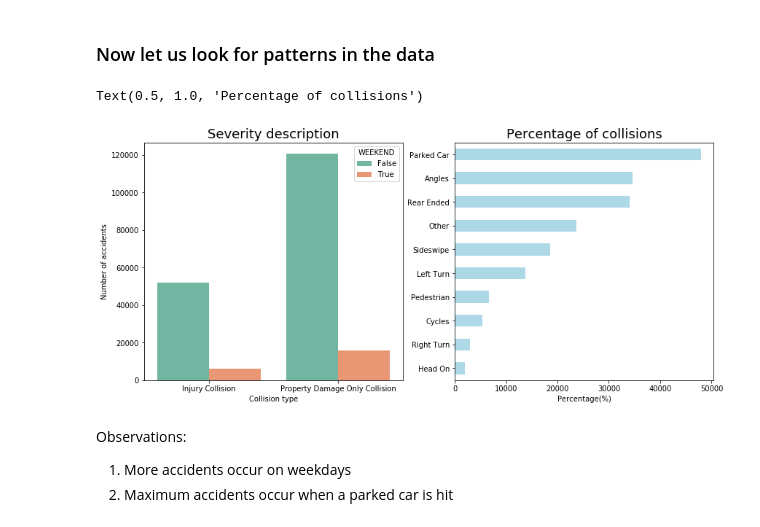
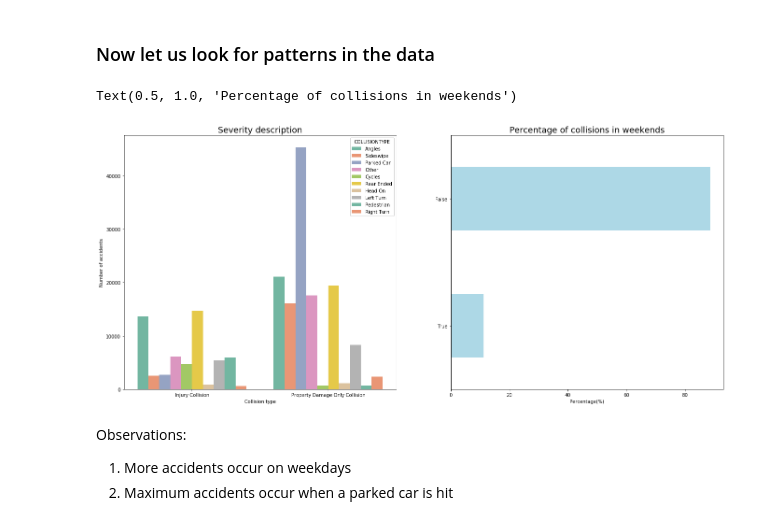
Before and after one commit to anupam-misra/Coursera_Capstone, a Jupyter notebook: accident_prevention_ML_model.ipynb, the cells around one changed output. Drawn from its saved outputs; the diff is of its cells as text; code cells hidden in the pictures.

```diff
--- a/accident_prevention_ML_model.ipynb
+++ b/accident_prevention_ML_model.ipynb
@@ -147,22 +186,26 @@ We will deal with the remaining Nan values in the dataset later
 # %%
 df['DAY'] = pd.to_datetime(df['INCDATE']).dt.dayofweek
 df['WEEKEND'] = df['DAY'] > 5
 df['WEEKEND'].rename({'False':'Weekday', 'True':'Weekend'}, inplace=True)
 
-plt.figure(figsize=(14, 6))
+df['DAY'] = pd.to_datetime(df['INCDATE']).dt.dayofweek
+df['WEEKEND'] = df['DAY'] > 5
+df['WEEKEND'].rename({'False':'Weekday', 'True':'Weekend'}, inplace=True)
+
+plt.figure(figsize=(23, 10))
 plt.subplot(1,2,1)
-sns.countplot(x="SEVERITYDESC",hue="WEEKEND", data=df, palette="Set2")
+sns.countplot(x="SEVERITYDESC",hue="COLLISIONTYPE", data=df, palette="Set2")
 plt.title('Severity description', fontsize=18)
 plt.xlabel("Collision type")
 plt.ylabel("Number of accidents")
 
 plt.subplot(1,2,2)
-df['COLLISIONTYPE'].value_counts(ascending=True).plot.barh(color='lightblue')
+df['WEEKEND'].value_counts(ascending=True, normalize=True).mul(100).plot.barh(color='lightblue')
 plt.xlabel("Percentage(%)")
-plt.title("Percentage of collisions", fontsize=18)
+plt.title("Percentage of collisions in weekends", fontsize=18)
 # %% [output]
-Text(0.5, 1.0, 'Percentage of collisions')
+Text(0.5, 1.0, 'Percentage of collisions in weekends')
-[figure, old version]
+[figure, new version]
 # %% [markdown]
 Observations:
 1. More accidents occur on weekdays
```
Also changed, not shown: parts of 7 cells of this notebook.
